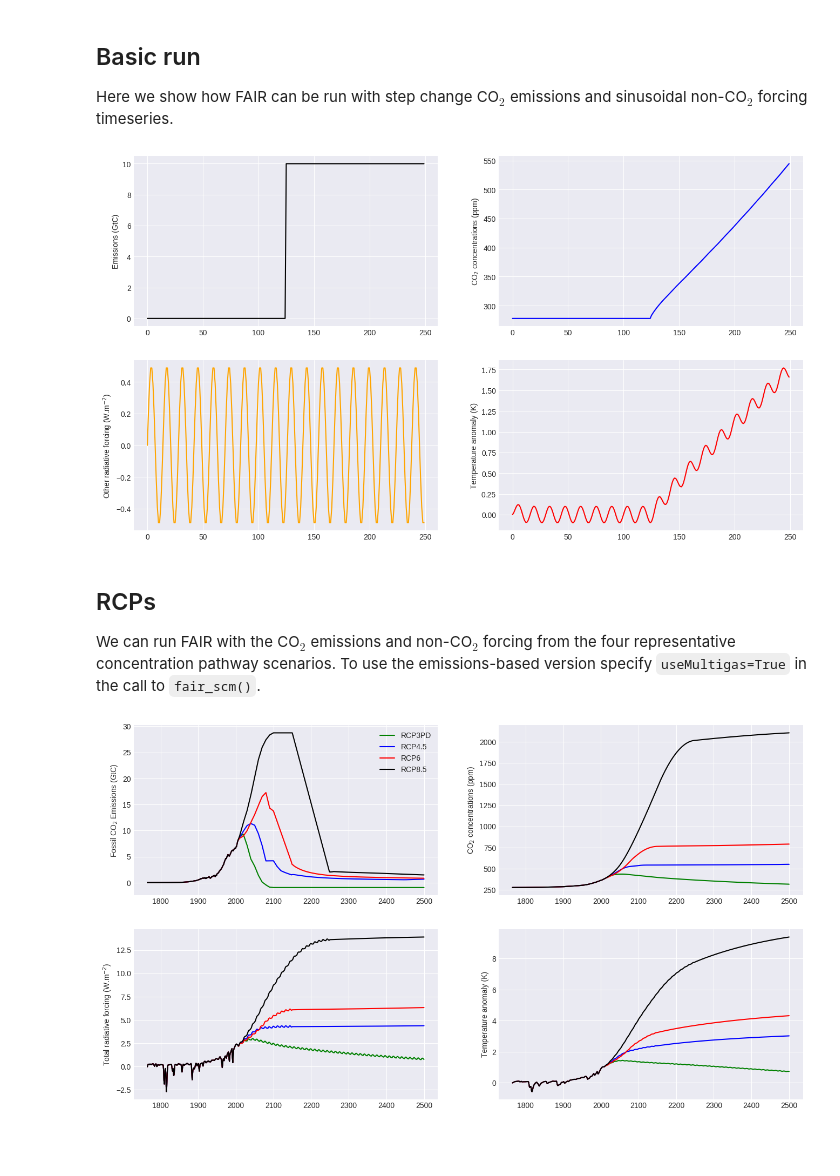
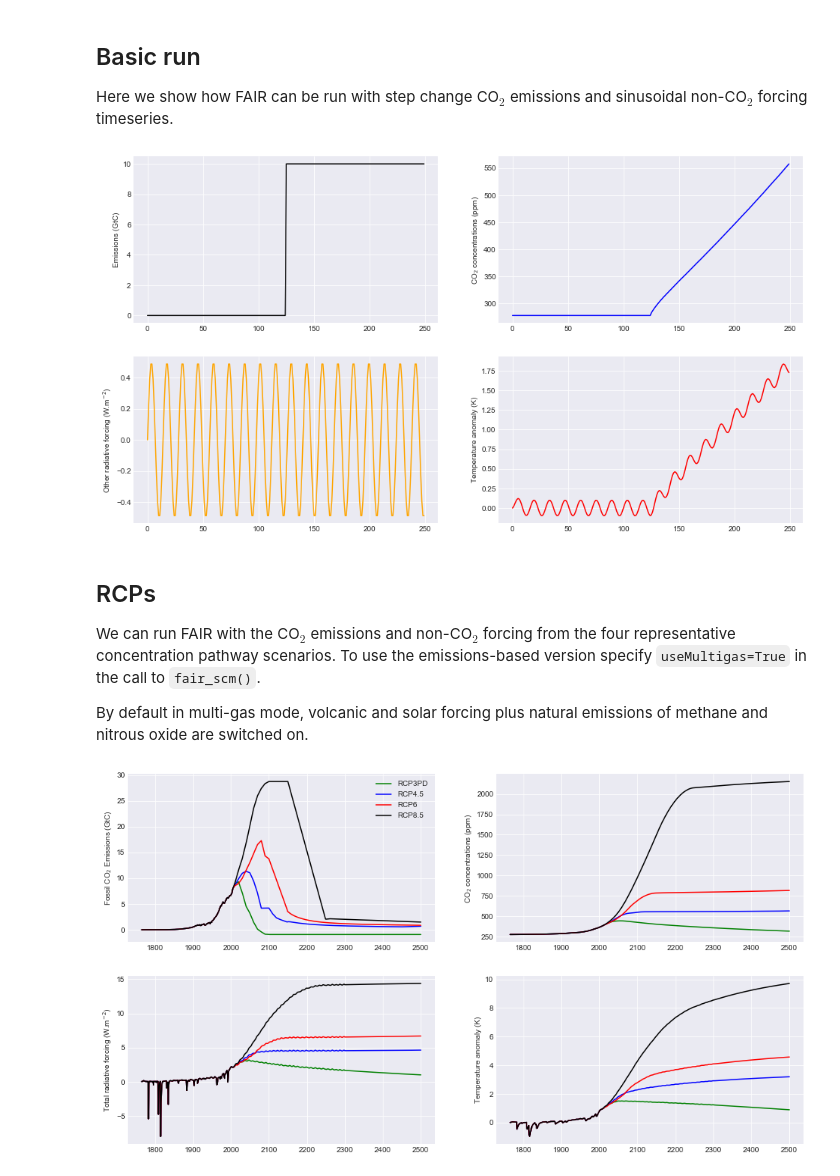
Before and after one commit to OMS-NetZero/FAIR, a Jupyter notebook: Example-Usage.ipynb, the cells around one changed output. Drawn from its saved outputs; the diff is of its cells as text; code cells hidden in the pictures; blank space fills up the shorter version.

Commit message:
Added direct aerosol forcing from Aerocom and indirect from Ghan. Changed default parameter settings to run in multigas mode, with defaults as in the GMDD paper

````diff
--- a/Example-Usage.ipynb
+++ b/Example-Usage.ipynb
@@ -36,7 +36,8 @@ for x in range(0, emissions.size):
 
 C,F,T = fair.forward.fair_scm(
     emissions=emissions,
-    other_rf=other_rf
+    other_rf=other_rf,
+    useMultigas=False
 )
 
 fig = plt.figure()
@@ -53,73 +54,50 @@ ax4 = fig.add_subplot(224)
 ax4.plot(range(0, emissions.size), T, color='red')
 ax4.set_ylabel('Temperature anomaly (K)');
 # %% [output]
-[figure, old version]
+[figure, new version]
 # %% [markdown]
 ## RCPs
 
 We can run FAIR with the CO$_2$ emissions and non-CO$_2$ forcing from the four representative concentration pathway scenarios. To use the emissions-based version specify ```useMultigas=True``` in the call to ```fair_scm()```.
+
+By default in multi-gas mode, volcanic and solar forcing plus natural emissions of methane and nitrous oxide are switched on.
 # %%
 from fair.RCPs import rcp3pd, rcp45, rcp6, rcp85
-from fair.ancil import natural
 
 fig = plt.figure()
 ax1 = fig.add_subplot(221)
 ax2 = fig.add_subplot(222)
 ax3 = fig.add_subplot(223)
 ax4 = fig.add_subplot(224)
 
-C, F, T = fair.forward.fair_scm(
-    emissions=rcp3pd.Emissions.emissions,
-    F_solar=rcp3pd.Forcing.solar,
-    F_volcanic=rcp3pd.Forcing.volcanic,
-    natural=natural.Emissions.emissions,
-    useMultigas= True
-)
+C26, F26, T26 = fair.forward.fair_scm(emissions=rcp3pd.Emissions.emissions)
 ax1.plot(rcp3pd.Emissions.year, rcp3pd.Emissions.co2_fossil, color='green', label='RCP3PD')
-ax2.plot(rcp3pd.Emissions.year, C[:, 0], color='green')
-ax3.plot(rcp3pd.Emissions.year, np.sum(F, axis=1), color='green')
-ax4.plot(rcp3pd.Emissions.year, T, color='green')
+ax2.plot(rcp3pd.Emissions.year, C26[:, 0], color='green')
+ax3.plot(rcp3pd.Emissions.year, np.sum(F26, axis=1), color='green')
+ax4.plot(rcp3pd.Emissions.year, T26, color='green')
 
-C, F, T = fair.forward.fair_scm(
-    emissions=rcp45.Emissions.emissions,
-    F_solar=rcp45.Forcing.solar,
-    F_volcanic=rcp45.Forcing.volcanic,
-    natural=natural.Emissions.emissions,
-    useMultigas=True
-)
+C45, F45, T45 = fair.forward.fair_scm(emissions=rcp45.Emissions.emissions)
 ax1.plot(rcp45.Emissions.year, rcp45.Emissions.co2_fossil, color='blue', label='RCP4.5')
-ax2.plot(rcp45.Emissions.year, C[:, 0], color='blue')
-ax3.plot(rcp45.Emissions.year, np.sum(F, axis=1), color='blue')
-ax4.plot(rcp45.Emissions.year, T, color='blue')
+ax2.plot(rcp45.Emissions.year, C45[:, 0], color='blue')
+ax3.plot(rcp45.Emissions.year, np.sum(F45, axis=1), color='blue')
+ax4.plot(rcp45.Emissions.year, T45, color='blue')
 
-C, F, T = fair.forward.fair_scm(
-    emissions=rcp6.Emissions.emissions,
-    F_solar=rcp6.Forcing.solar,
-    F_volcanic=rcp6.Forcing.volcanic,
-    natural=natural.Emissions.emissions,
-    useMultigas=True
-)
+C60, F60, T60 = fair.forward.fair_scm(emissions=rcp6.Emissions.emissions)
 ax1.plot(rcp6.Emissions.year, rcp6.Emissions.co2_fossil, color='red', label='RCP6')
-ax2.plot(rcp6.Emissions.year, C[:, 0], color='red')
-ax3.plot(rcp6.Emissions.year, np.sum(F, axis=1), color='red')
-ax4.plot(rcp6.Emissions.year, T, color='red')
+ax2.plot(rcp6.Emissions.year, C60[:, 0], color='red')
+ax3.plot(rcp6.Emissions.year, np.sum(F60, axis=1), color='red')
+ax4.plot(rcp6.Emissions.year, T60, color='red')
 
-C, F, T = fair.forward.fair_scm(
-    emissions=rcp85.Emissions.emissions,
-    F_solar=rcp85.Forcing.solar,
-    F_volcanic=rcp85.Forcing.volcanic,
-    natural=natural.Emissions.emissions,
-    useMultigas=True
-)
+C85, F85, T85 = fair.forward.fair_scm(emissions=rcp85.Emissions.emissions)
 ax1.plot(rcp85.Emissions.year, rcp85.Emissions.co2_fossil, color='black', label='RCP8.5')
-ax2.plot(rcp85.Emissions.year, C[:, 0], color='black')
-ax3.plot(rcp85.Emissions.year, np.sum(F, axis=1), color='black')
-ax4.plot(rcp85.Emissions.year, T, color='black')
+ax2.plot(rcp85.Emissions.year, C85[:, 0], color='black')
+ax3.plot(rcp85.Emissions.year, np.sum(F85, axis=1), color='black')
+ax4.plot(rcp85.Emissions.year, T85, color='black')
 
 ax1.set_ylabel('Fossil CO$_2$ Emissions (GtC)')
 ax1.legend()
 ax2.set_ylabel('CO$_2$ concentrations (ppm)')
 ax3.set_ylabel('Total radiative forcing (W.m$^{-2}$)')
 ax4.set_ylabel('Temperature anomaly (K)');
 # %% [output]
-[figure, old version]
+[figure, new version]
````
Also changed, not shown: parts of 13 cells of this notebook, 20 other files.
